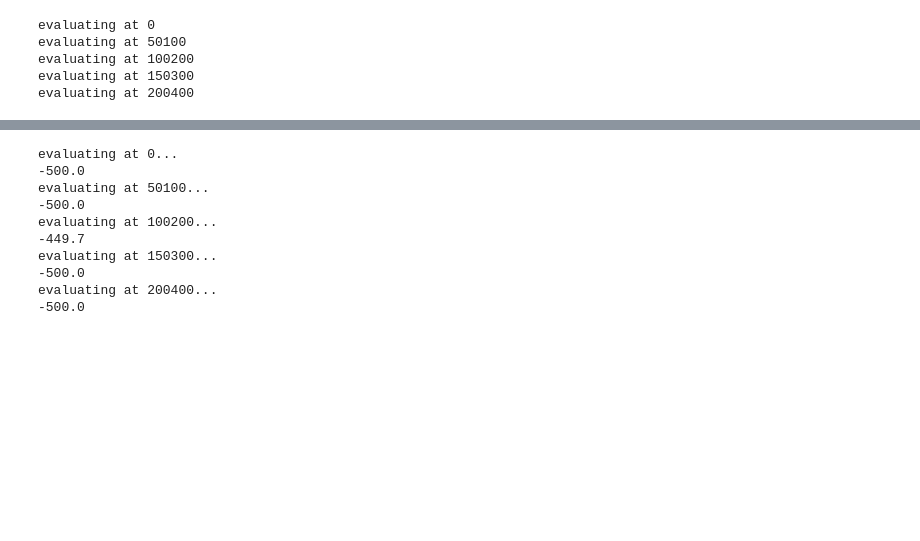
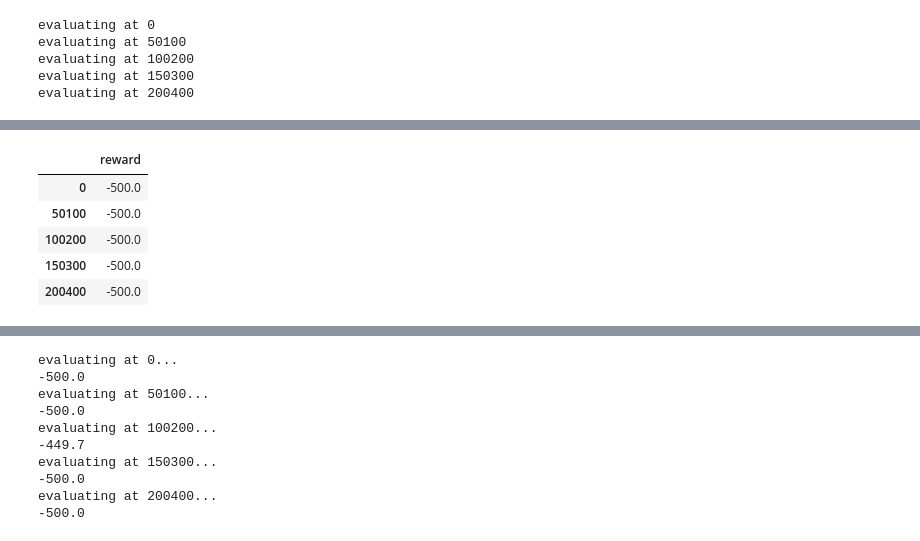
Before and after one commit to gdubbs100/spinning_up_rl, a Jupyter notebook: agent_evaluation.ipynb, the cells around one changed output, grey strips where cells are left out. Cells and saved outputs as stored; diff of their text form; code cells hidden in the pictures; blank space fills up the shorter version.

```diff
--- a/agent_evaluation.ipynb
+++ b/agent_evaluation.ipynb
@@ -63,3 +48,12 @@ Error:
+# %%
+pd.DataFrame(reinforce_agent.eval_results.values(), index=reinforce_agent.eval_results.keys(), columns=['reward'])
+# %% [output]
+|  | reward |
+| 0 | -500.0 |
+| 50100 | -500.0 |
+| 100200 | -500.0 |
+| 150300 | -500.0 |
+| 200400 | -500.0 |
 # %%
 plot_training_results(reinforce_agent.batch_results)
 # %% [output]
```
Also changed, not shown: parts of 2 cells of this notebook.
